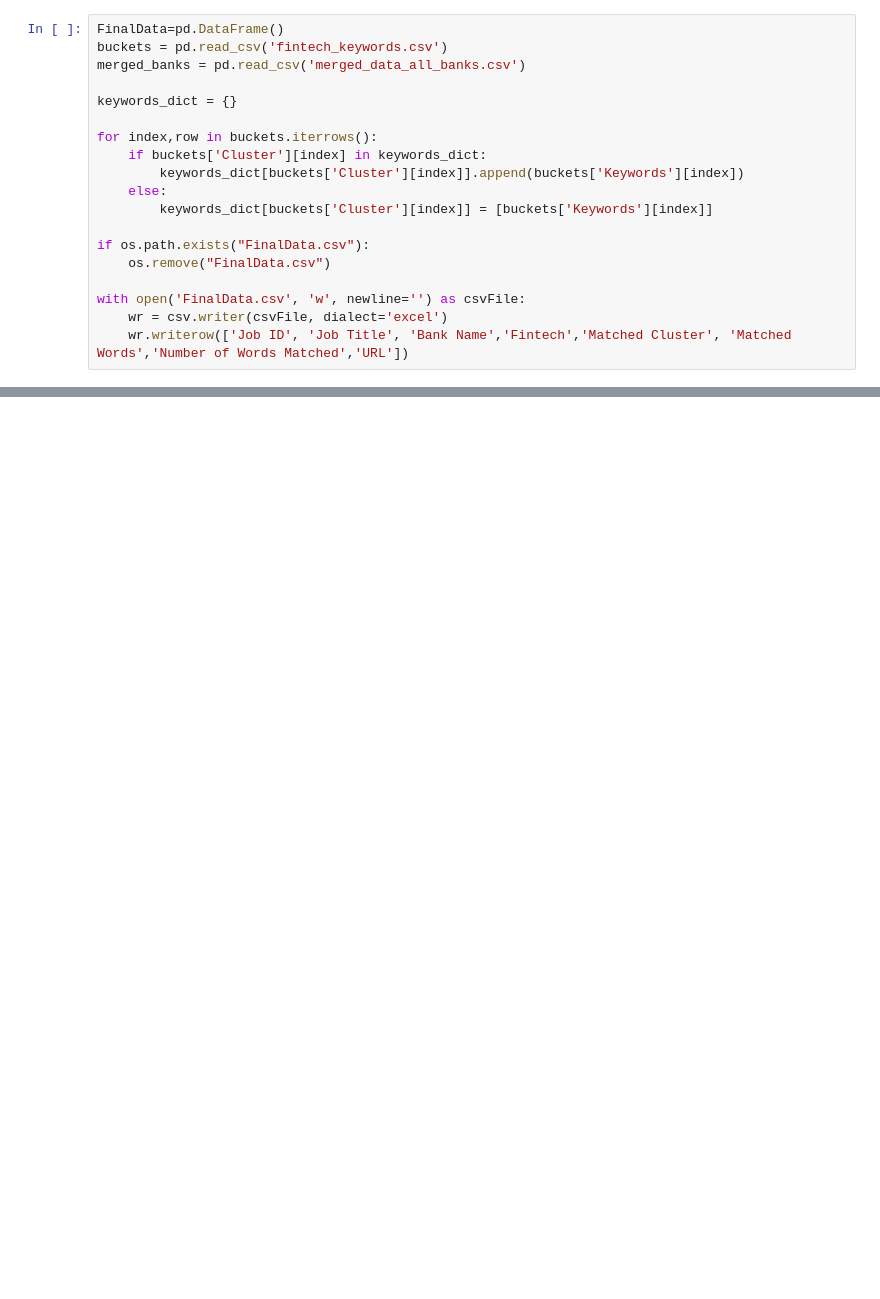
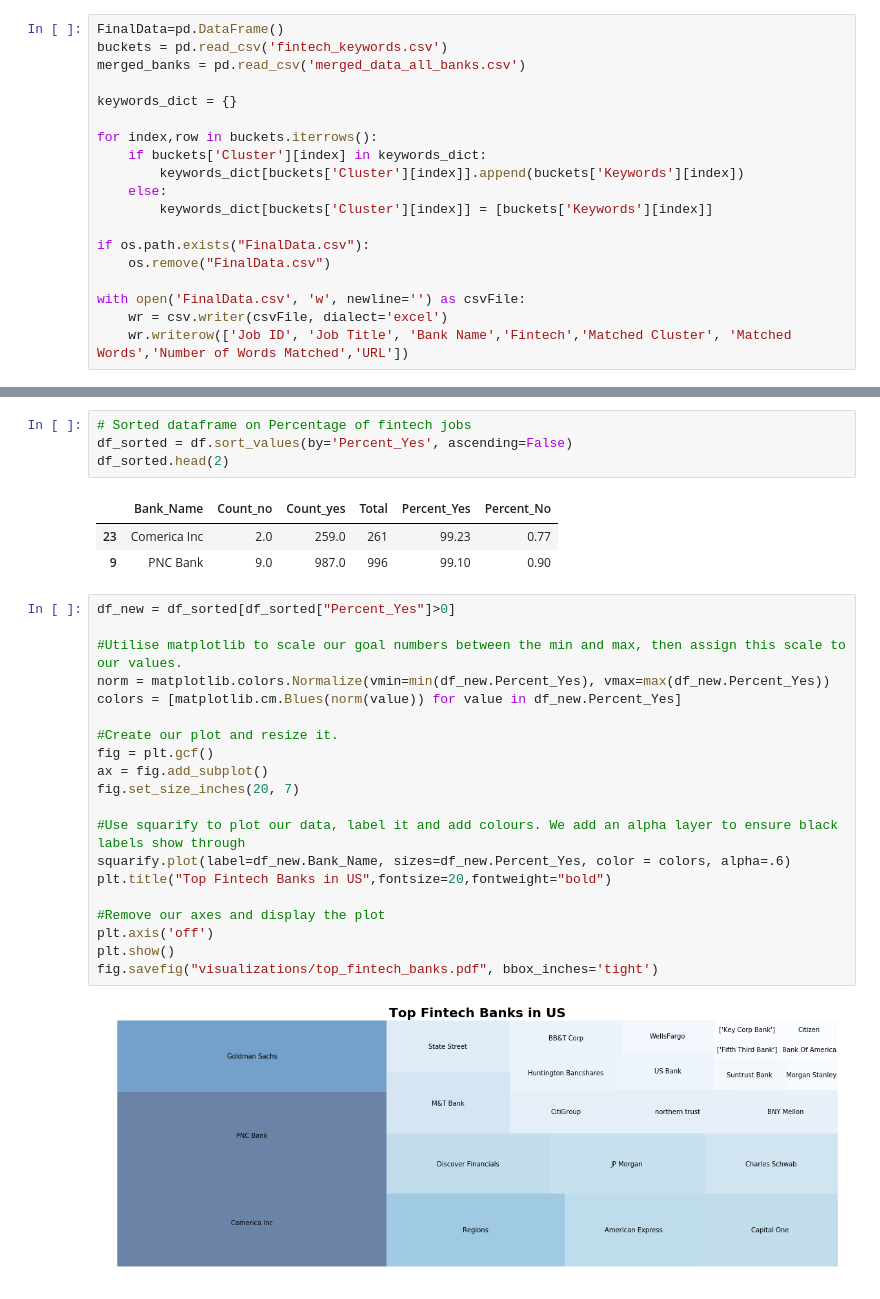
Before and after one commit to dawna14/Data-Science-Engineering-Methods, a Jupyter notebook: Assignment2/data_mapping.ipynb, the cells around one changed output, grey strips where cells are left out. Drawn from its saved outputs; the diff is of its cells as text; blank space fills up the shorter version.

```diff
--- a/Assignment2/data_mapping.ipynb
+++ b/Assignment2/data_mapping.ipynb
@@ -58,0 +148,30 @@ csvFile.close()
+# %%
+# Sorted dataframe on Percentage of fintech jobs
+df_sorted = df.sort_values(by='Percent_Yes', ascending=False)
+df_sorted.head(2)
+# %% [output]
+|  | Bank_Name | Count_no | Count_yes | Total | Percent_Yes | Percent_No |
+| 23 | Comerica Inc | 2.0 | 259.0 | 261 | 99.23 | 0.77 |
+| 9 | PNC Bank | 9.0 | 987.0 | 996 | 99.10 | 0.90 |
+# %%
+df_new = df_sorted[df_sorted["Percent_Yes"]>0]
+
+#Utilise matplotlib to scale our goal numbers between the min and max, then assign this scale to our values.
+norm = matplotlib.colors.Normalize(vmin=min(df_new.Percent_Yes), vmax=max(df_new.Percent_Yes))
+colors = [matplotlib.cm.Blues(norm(value)) for value in df_new.Percent_Yes]
+
+#Create our plot and resize it.
+fig = plt.gcf()
+ax = fig.add_subplot()
+fig.set_size_inches(20, 7)
+
+#Use squarify to plot our data, label it and add colours. We add an alpha layer to ensure black labels show through
+squarify.plot(label=df_new.Bank_Name, sizes=df_new.Percent_Yes, color = colors, alpha=.6)
+plt.title("Top Fintech Banks in US",fontsize=20,fontweight="bold")
+
+#Remove our axes and display the plot
+plt.axis('off')
+plt.show()
+fig.savefig("visualizations/top_fintech_banks.pdf", bbox_inches='tight')
+# %% [output]
+[figure, added]
```
Also changed, not shown: parts of 21 cells of this notebook.
